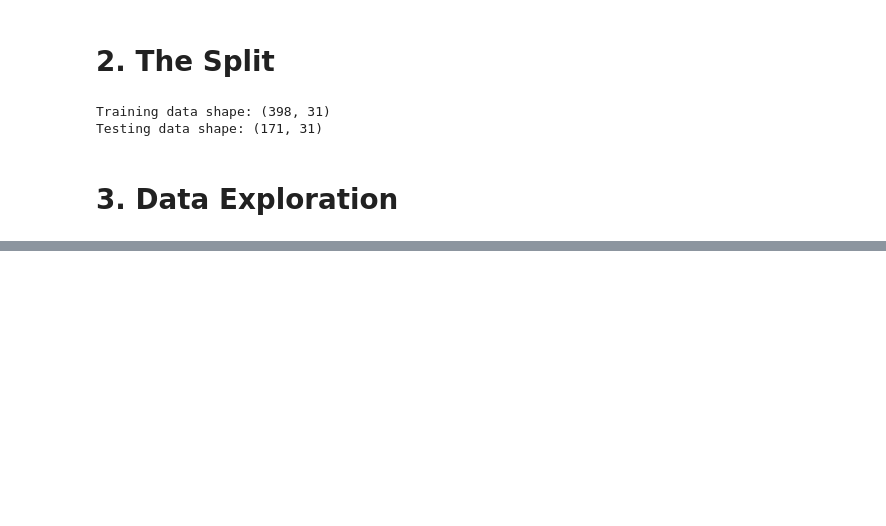
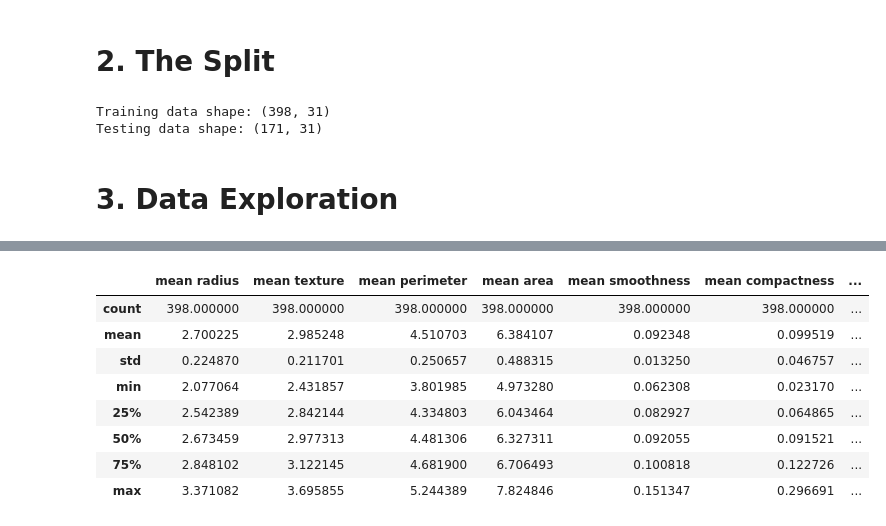
Before and after one commit to ShirsenduRyo/The_Basics, a Jupyter notebook: 1.1 Logistic Regression Binary.ipynb, the cells around one changed output, grey strips where cells are left out. Cells and saved outputs as stored; diff of their text form; code cells hidden in the pictures; blank space fills up the shorter version.

```diff
--- a/1.1 Logistic Regression Binary.ipynb
+++ b/1.1 Logistic Regression Binary.ipynb
@@ -105,0 +121,14 @@ P-value: 1.9690997072187384e-124
+# %%
+train_log = np.log(train.drop('target', axis=1) + 1)  # Adding 1 to avoid log(0) if any value is 0
+train_log["target"] =  train["target"]
+train_log.describe()
+# %% [output]
+|  | mean radius | mean texture | mean perimeter | mean area | mean smoothness | mean compactness | ... |
+| count | 398.000000 | 398.000000 | 398.000000 | 398.000000 | 398.000000 | 398.000000 | ... |
+| mean | 2.700225 | 2.985248 | 4.510703 | 6.384107 | 0.092348 | 0.099519 | ... |
+| std | 0.224870 | 0.211701 | 0.250657 | 0.488315 | 0.013250 | 0.046757 | ... |
+| min | 2.077064 | 2.431857 | 3.801985 | 4.973280 | 0.062308 | 0.023170 | ... |
+| 25% | 2.542389 | 2.842144 | 4.334803 | 6.043464 | 0.082927 | 0.064865 | ... |
+| 50% | 2.673459 | 2.977313 | 4.481306 | 6.327311 | 0.092055 | 0.091521 | ... |
+| 75% | 2.848102 | 3.122145 | 4.681900 | 6.706493 | 0.100818 | 0.122726 | ... |
+| max | 3.371082 | 3.695855 | 5.244389 | 7.824846 | 0.151347 | 0.296691 | ... |
```
Also changed, not shown: parts of 14 cells of this notebook.
